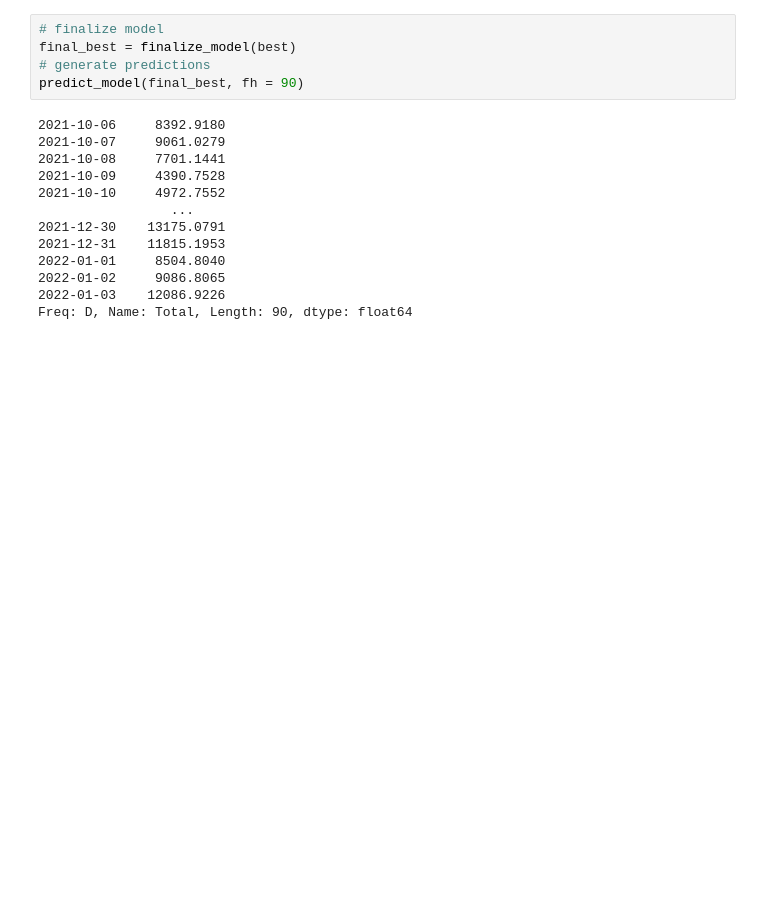
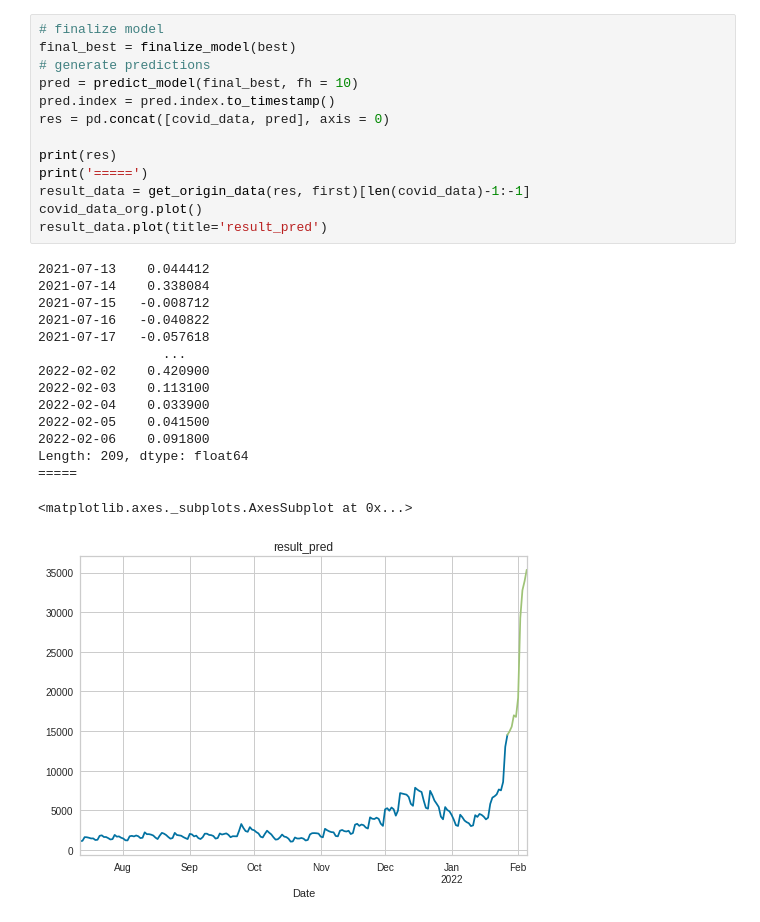
Before and after one commit to jimilee/COVID19_da, a Jupyter notebook: Covid19_pycaret.ipynb, the cells around one changed output. Saved outputs shown, nothing was run; the diff lists cells and outputs as text; blank space fills up the shorter version.

```diff
--- a/Covid19_pycaret.ipynb
+++ b/Covid19_pycaret.ipynb
@@ -200,24 +239,35 @@ plot_model(best, plot = 'residuals')
 plot_model(best, plot = 'diagnostics')
 # %% [output]
 [interactive output not drawn]
-# %%
-# finalize model
-final_best = finalize_model(best)
-# generate predictions
-predict_model(final_best, fh = 90)
-# %% [output]
-2021-10-06     8392.9180
-2021-10-07     9061.0279
-2021-10-08     7701.1441
-2021-10-09     4390.7528
-2021-10-10     4972.7552
-                 ...
-2021-12-30    13175.0791
-2021-12-31    11815.1953
-2022-01-01     8504.8040
-2022-01-02     9086.8065
-2022-01-03    12086.9226
-Freq: D, Name: Total, Length: 90, dtype: float64
+# %%
+# finalize model
+final_best = finalize_model(best)
+# generate predictions
+pred = predict_model(final_best, fh = 10)
+pred.index = pred.index.to_timestamp()
+res = pd.concat([covid_data, pred], axis = 0)
+
+print(res)
+print('=====')
+result_data = get_origin_data(res, first)[len(covid_data)-1:-1]
+covid_data_org.plot()
+result_data.plot(title='result_pred')
+# %% [output]
+2021-07-13    0.044412
+2021-07-14    0.338084
+2021-07-15   -0.008712
+2021-07-16   -0.040822
+2021-07-17   -0.057618
+                ...
+2022-02-02    0.420900
+2022-02-03    0.113100
+2022-02-04    0.033900
+2022-02-05    0.041500
+2022-02-06    0.091800
+Length: 209, dtype: float64
+=====
+<matplotlib.axes._subplots.AxesSubplot at 0x...>
+[figure, added]
 # %%
 # save the model
 save_model(final_best, 'my_best_model')
```
Also changed, not shown: parts of 12 cells of this notebook.
